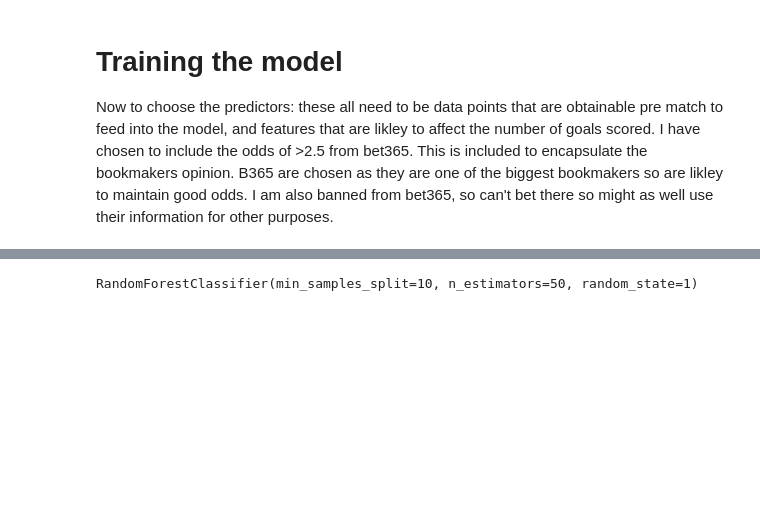
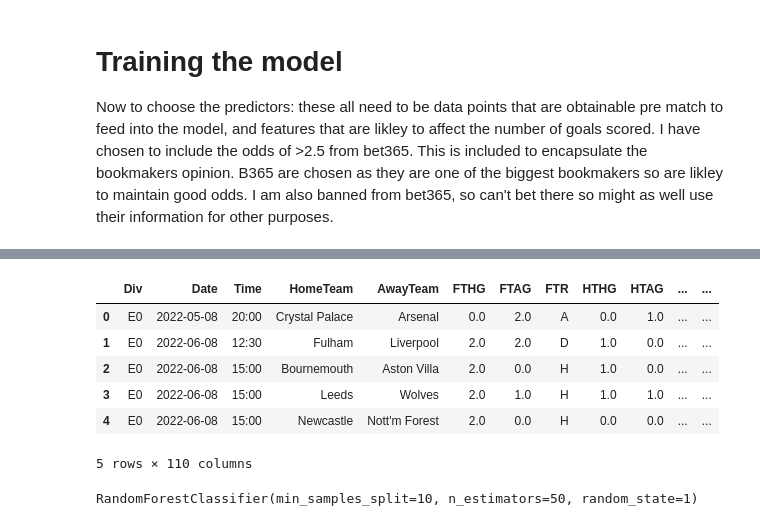
Before and after one commit to reubenleyland/AlgoBet, a Jupyter notebook: high_scoring_ML.ipynb, the cells around one changed output, grey strips where cells are left out. Saved outputs shown, nothing was run; the diff lists cells and outputs as text; code cells hidden in the pictures; blank space fills up the shorter version.

```diff
--- a/high_scoring_ML.ipynb
+++ b/high_scoring_ML.ipynb
@@ -83,5 +93,15 @@ train = matches[matches["Date"]<"2022-01-08"]
 # %%
 test = matches[matches["Date"]>"2022-01-08"]
+# %%
+test.head()
+# %% [output]
+|  | Div | Date | Time | HomeTeam | AwayTeam | FTHG | FTAG | FTR | HTHG | HTAG | ... | ... |
+| 0 | E0 | 2022-05-08 | 20:00 | Crystal Palace | Arsenal | 0.0 | 2.0 | A | 0.0 | 1.0 | ... | ... |
+| 1 | E0 | 2022-06-08 | 12:30 | Fulham | Liverpool | 2.0 | 2.0 | D | 1.0 | 0.0 | ... | ... |
+| 2 | E0 | 2022-06-08 | 15:00 | Bournemouth | Aston Villa | 2.0 | 0.0 | H | 1.0 | 0.0 | ... | ... |
+| 3 | E0 | 2022-06-08 | 15:00 | Leeds | Wolves | 2.0 | 1.0 | H | 1.0 | 1.0 | ... | ... |
+| 4 | E0 | 2022-06-08 | 15:00 | Newcastle | Nott'm Forest | 2.0 | 0.0 | H | 0.0 | 0.0 | ... | ... |
+5 rows × 110 columns
 # %%
 predictors = ["Day_code","home_code","away_code", "B365>2.5"]
 # %%
```
Also changed, not shown: parts of 10 cells of this notebook, 9 other files.
